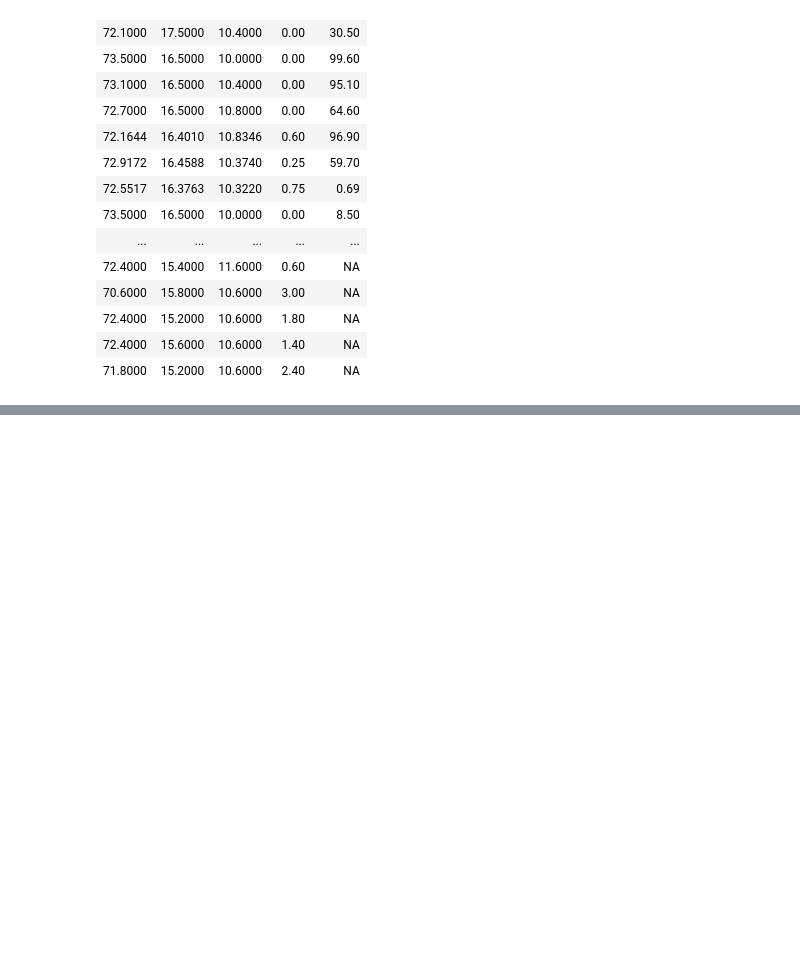
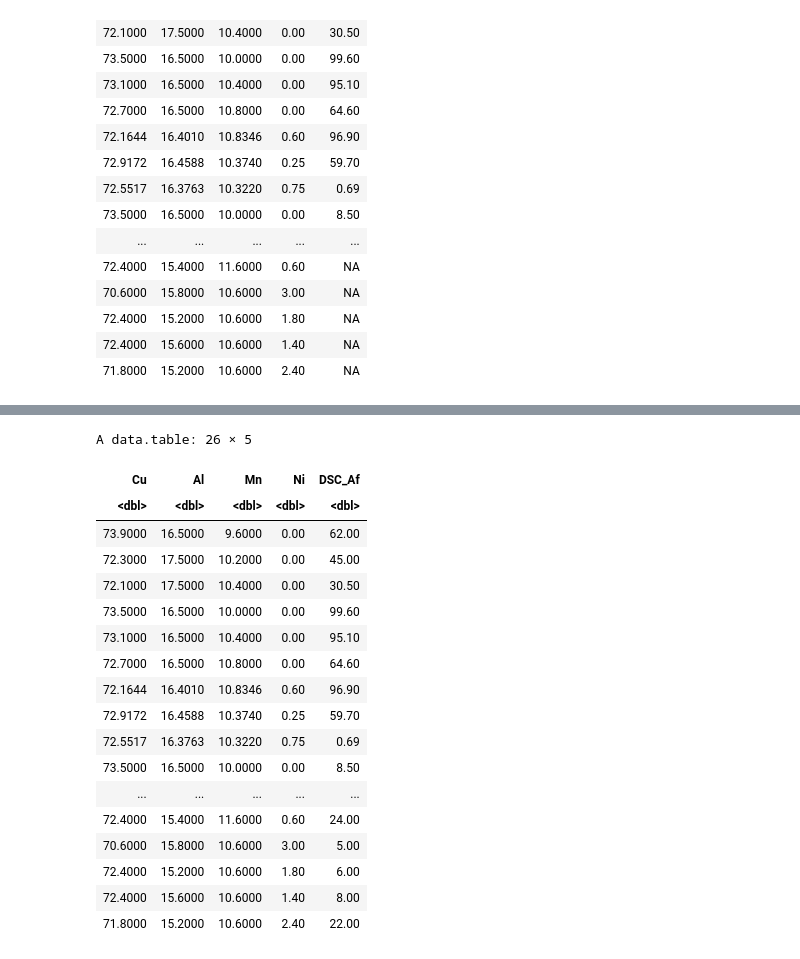
Before and after one commit to hududed/mlr3mbo-demo, a Jupyter notebook: batch_mlr3mbo_single_objective.ipynb, the cells around one changed output, grey strips where cells are left out. Saved outputs shown, nothing was run; the diff lists cells and outputs as text; code cells hidden in the pictures; blank space fills up the shorter version.

```diff
--- a/batch_mlr3mbo_single_objective.ipynb
+++ b/batch_mlr3mbo_single_objective.ipynb
@@ -195,0 +238,25 @@ A data.table: 26 × 5
+# %%
+# Please upload the new updated file in your session (See Folder icon on the left pane)
+file = 'updated.csv' # This is uploaded to root directory (same level as my_bucket and mlr3mbo-demo folders), feel free to set your own paths here
+data <- as.data.table(read.csv(file))
+data
+# %% [output]
+A data.table: 26 × 5
+| Cu | Al | Mn | Ni | DSC_Af |
+| <dbl> | <dbl> | <dbl> | <dbl> | <dbl> |
+| 73.9000 | 16.5000 | 9.6000 | 0.00 | 62.00 |
+| 72.3000 | 17.5000 | 10.2000 | 0.00 | 45.00 |
+| 72.1000 | 17.5000 | 10.4000 | 0.00 | 30.50 |
+| 73.5000 | 16.5000 | 10.0000 | 0.00 | 99.60 |
+| 73.1000 | 16.5000 | 10.4000 | 0.00 | 95.10 |
+| 72.7000 | 16.5000 | 10.8000 | 0.00 | 64.60 |
+| 72.1644 | 16.4010 | 10.8346 | 0.60 | 96.90 |
+| 72.9172 | 16.4588 | 10.3740 | 0.25 | 59.70 |
+| 72.5517 | 16.3763 | 10.3220 | 0.75 | 0.69 |
+| 73.5000 | 16.5000 | 10.0000 | 0.00 | 8.50 |
+| ... | ... | ... | ... | ... |
+| 72.4000 | 15.4000 | 11.6000 | 0.60 | 24.00 |
+| 70.6000 | 15.8000 | 10.6000 | 3.00 | 5.00 |
+| 72.4000 | 15.2000 | 10.6000 | 1.80 | 6.00 |
+| 72.4000 | 15.6000 | 10.6000 | 1.40 | 8.00 |
+| 71.8000 | 15.2000 | 10.6000 | 2.40 | 22.00 |
```
Also changed, not shown: parts of 9 cells of this notebook.
